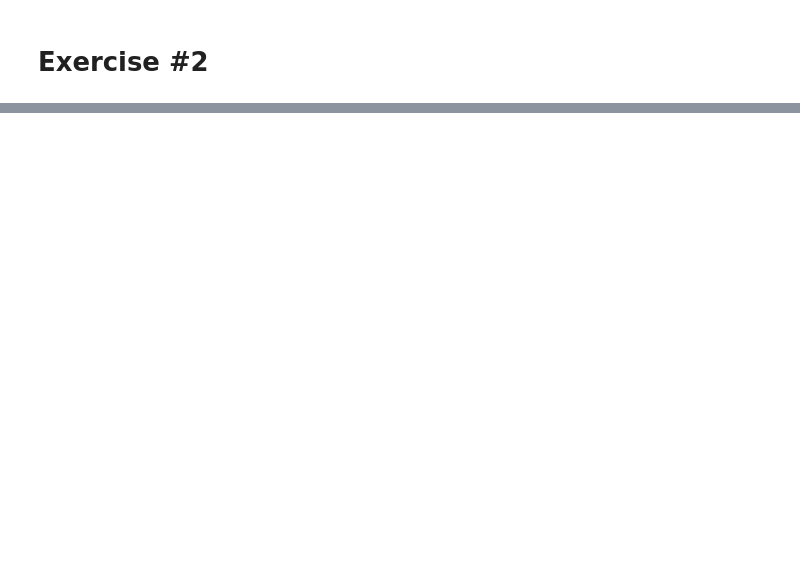
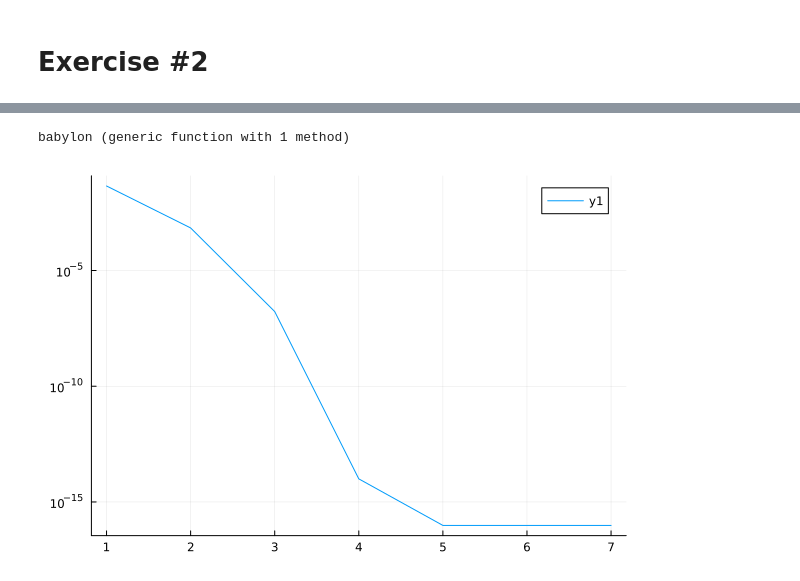
Before and after one commit to YuZiOuO/MIT18.330, a Jupyter notebook: problem_sets/problem set 1.ipynb, the cells around one changed output, grey strips where cells are left out. Drawn from its saved outputs; the diff is of its cells as text; code cells hidden in the pictures; blank space fills up the shorter version.

```diff
--- a/problem_sets/problem set 1.ipynb
+++ b/problem_sets/problem set 1.ipynb
@@ -80,0 +58,9 @@ Any[2.260693715285771e6, 1.1304902836644237e6, 565531.9574821872, 283339.3191177
+# %%
+n = 10 #迭代次数
+x = 1.1
+y = 6
+for i in 1:n
+    #@assert sqrtYield(x,y)>x
+    @show x = sqrtYield(x,y)
+end
+#断言失败，说明jmd中第二点似乎不正确，该算法的迭代过程虽然收敛，但是可能是震荡或单调递减的。
@@ -80,0 +78,11 @@ Any[2.260693715285771e6, 1.1304902836644237e6, 565531.9574821872, 283339.3191177
+# %%
+function babylon(x0,y,ϵ)
+    xarr = []
+    while abs(sqrt(y)-x0) > ϵ
+        x0 = 0.5*(x0+(y/x0))
+        push!(xarr,x0)
+    end
+    return xarr
+end
+# %% [output]
+babylon (generic function with 1 method)
@@ -80,0 +96,9 @@ Any[2.260693715285771e6, 1.1304902836644237e6, 565531.9574821872, 283339.3191177
+# %%
+using Plots
+function absdiff(x,n)
+    return abs(x - n)
+end
+plot(absdiff.(babylon(big(1.1),big(2),1e-75),sqrt(2)))
+plot!(yscale=:log10)
+# %% [output]
+[figure, added]
```
Also changed, not shown: parts of 9 cells of this notebook, 2 other files.
